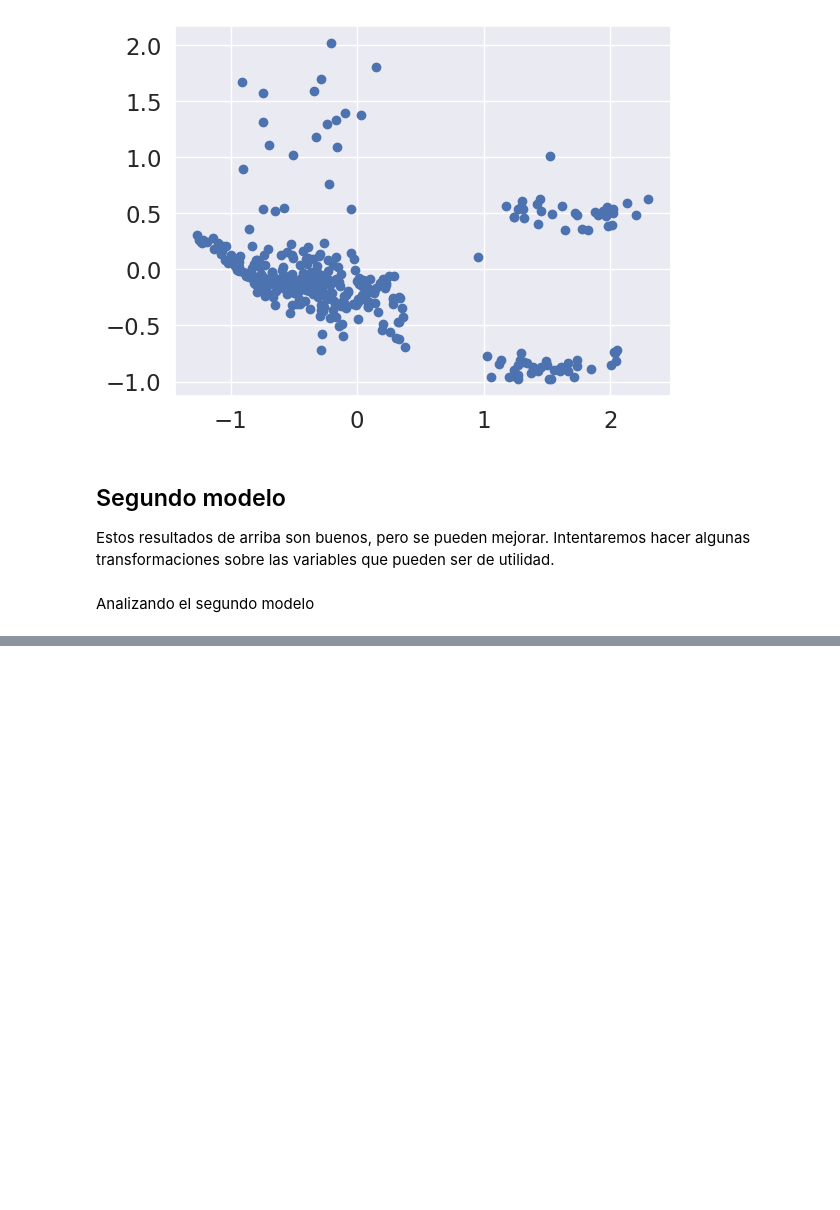
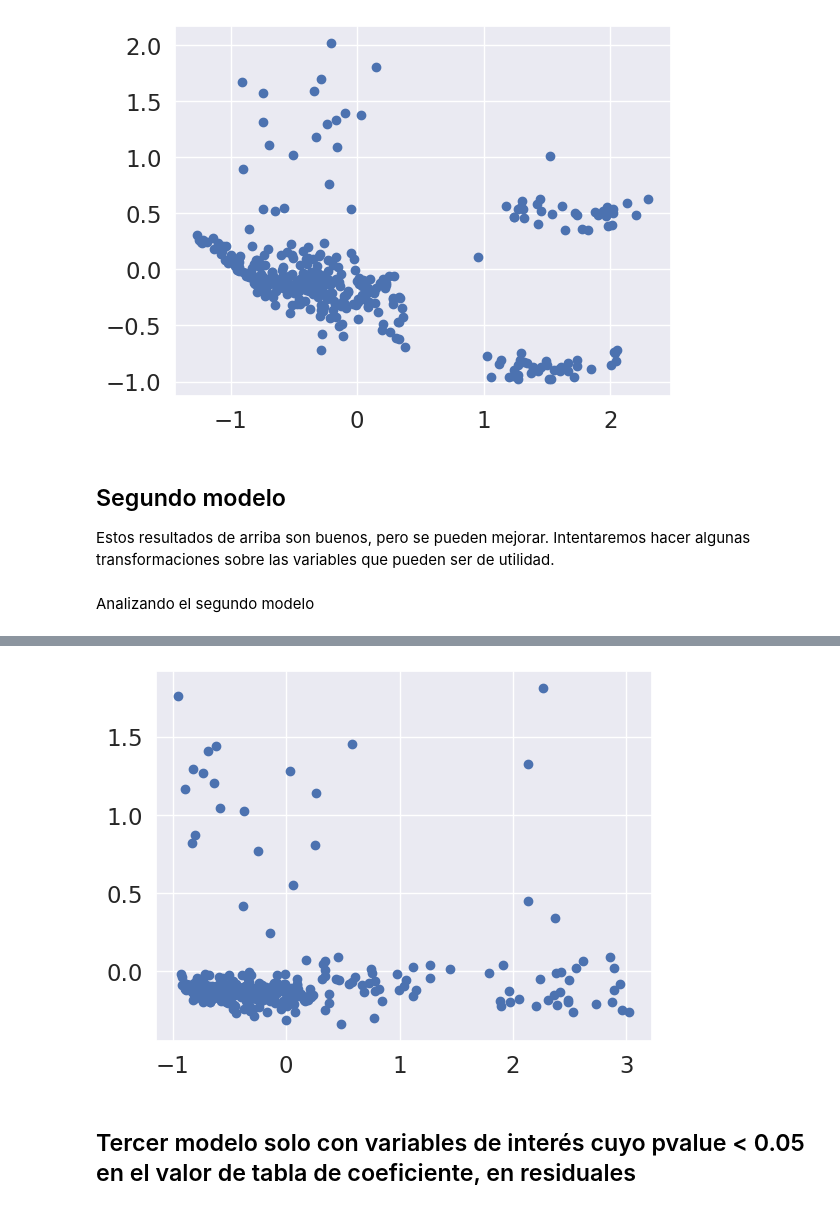
Before and after one commit to electrojam/Curso-de-Regresion-Lineal-con-Python-y-scikit-learn, a Jupyter notebook: proyecto_final.ipynb, the cells around one changed output, grey strips where cells are left out. Drawn from its saved outputs; the diff is of its cells as text; code cells hidden in the pictures; blank space fills up the shorter version.

Commit message:
Mejorando el modelo, seleccionando y eliminando variables

```diff
--- a/proyecto_final.ipynb
+++ b/proyecto_final.ipynb
@@ -281,2 +288,35 @@ Estos resultados de arriba son buenos, pero se pueden mejorar. Intentaremos hace
 # %% [markdown]
 Analizando el segundo modelo
+# %%
+# copiamos los paso de craeción del primer modelo
+# Creamos todas las variables que necesitaremos para crear el modelo
+# Definimos cuales son las columnas que voy a utilizar para este modelo en las x, y cual va a ser mi variable predictoria
+
+x_cols = list(set(df_second.columns)-set(['charges'])) # guardamos en x_xols las variables del df menos la columna charges
+y_col = ['charges']
+
+x = df_second[x_cols].values
+y = df_second[y_col].values
+
+# creamos _train y _string para entender mejor el modelo y saber que está psasando en el modelo
+
+x_train, x_test, y_train, y_test = train_test_split(x,y)
+
+# Estandarizamos los datos
+
+sc_x = StandardScaler().fit(x)
+sc_y = StandardScaler().fit(y)
+
+x_train = sc_x.transform(x_train)
+x_test = sc_x.transform(x_test)
+
+y_train = sc_y.transform(y_train)
+y_test = sc_y.transform(y_test)
+
+# Creamos modelo
+
+model = LinearRegression() # definimos tipo de modelo
+model.fit(x_train, y_train) # hacemos fit sobre esta regresión lineal, pero utilizando variables x_train, y_train porque estos son los datos que usaremos para entrenar
+y_pred = model.predict(x_test) # hacemos predicción del mdoelo pero sobre los datos de prueba
+
+y_pred.shape # verficamos que está corriendo normal, miramos que tanto predijo.  Predijo 335 líneas y solo 1 sobre x
@@ -282,0 +339,5 @@ Analizando el segundo modelo
+# %%
+y_test = y_test.reshape(-1)
+
+print("=============Summary=============")
+stats.summary(model, x_test, y_test, x_cols)
@@ -282,0 +362,8 @@ Analizando el segundo modelo
+# %%
+residuals = np.subtract(y_test, y_pred.reshape(-1)) # revisamos los residuales de manera gráfica
+plt.scatter(y_pred, residuals) # definimos como vamos a graficar
+plt.show()
+# %% [output]
+[figure, added]
+# %% [markdown]
+## Tercer modelo solo con variables de interés  cuyo pvalue < 0.05 en el valor de tabla de coeficiente, en residuales
```
Also changed, not shown: parts of 15 cells of this notebook.
